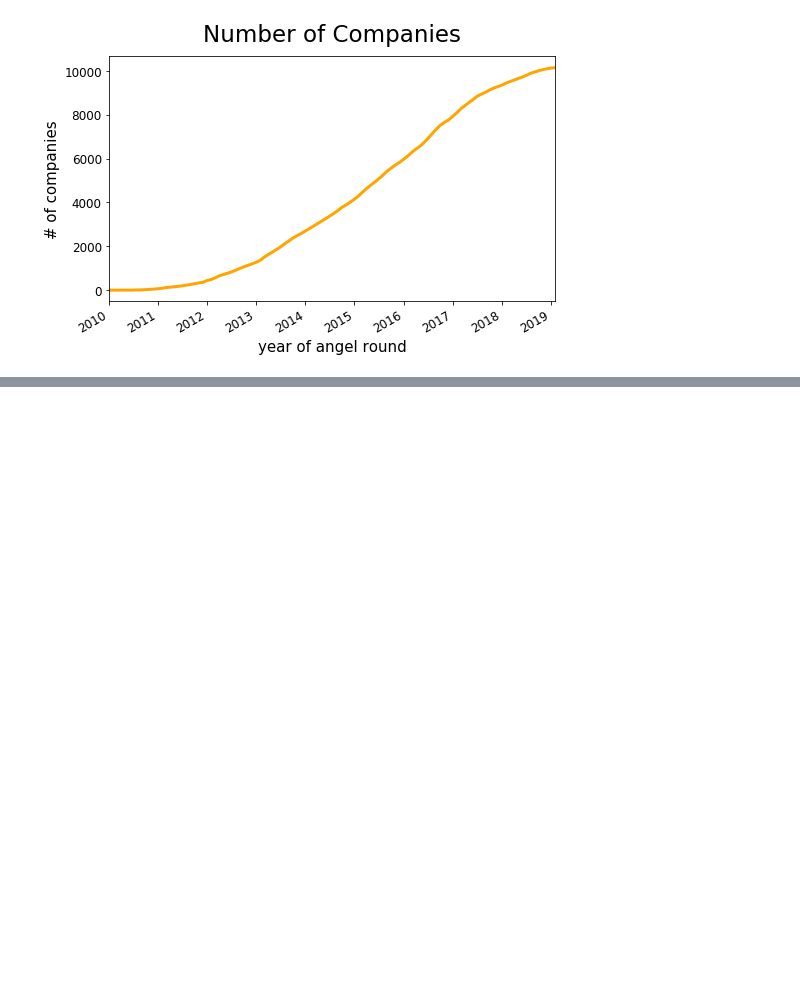
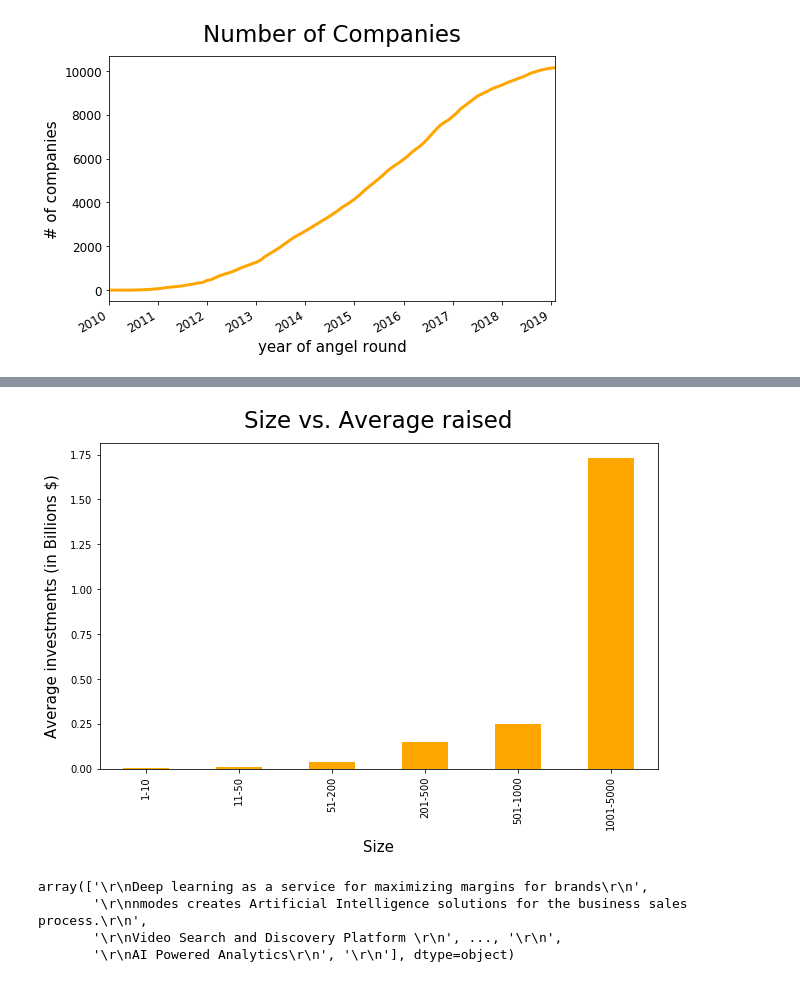
Before and after one commit to kailingding/AI-startups-analysis, a Jupyter notebook: src/analysis.ipynb, the cells around one changed output, grey strips where cells are left out. Cells and saved outputs as stored; diff of their text form; code cells hidden in the pictures; blank space fills up the shorter version.

```diff
--- a/src/analysis.ipynb
+++ b/src/analysis.ipynb
@@ -83,0 +106,29 @@ market = df.groupby('market').count().name.sort_values(ascending=False)[:30]
+# %%
+# correlation between size and raised
+size = df.groupby(['size']).count().name.sort_values(ascending=False)
+size_raised = df.groupby(['size']).mean().drop('-').raised.sort_values(ascending=True)[:-1]
+size = size_raised.index.values
+fig = plt.figure(figsize=[10, 6])
+size_raised.plot(kind='bar', color="orange", figsize=[10, 6])
+plt.title('Size vs. Average raised', fontsize = 23, pad = 15)
+plt.xlabel('Size', fontsize = 15, labelpad = 10)
+plt.ylabel('Average investments (in Billions $)', fontsize = 15, labelpad = 10)
+plt.savefig("pic7.png")
+plt.show()
+# %% [output]
+[figure, added]
+# %%
+# Wordcloud of most frequent words appeared in 'pitch'
+from wordcloud import WordCloud
+pitch = df.pitch.values
+wordcloud = WordCloud(width=480, height=480, max_font_size=20, min_font_size=10, max_word = 30).generate(text)
+plt.figure()
+plt.imshow(wordcloud, interpolation="bilinear")
+plt.axis("off")
+plt.margins(x=0, y=0)
+plt.show()
+# %% [output]
+array(['\r\nDeep learning as a service for maximizing margins for brands\r\n',
+       '\r\nnmodes creates Artificial Intelligence solutions for the business sales process.\r\n',
+       '\r\nVideo Search and Discovery Platform \r\n', ..., '\r\n',
+       '\r\nAI Powered Analytics\r\n', '\r\n'], dtype=object)
```
Also changed, not shown: parts of 4 cells of this notebook, 4 other files.
